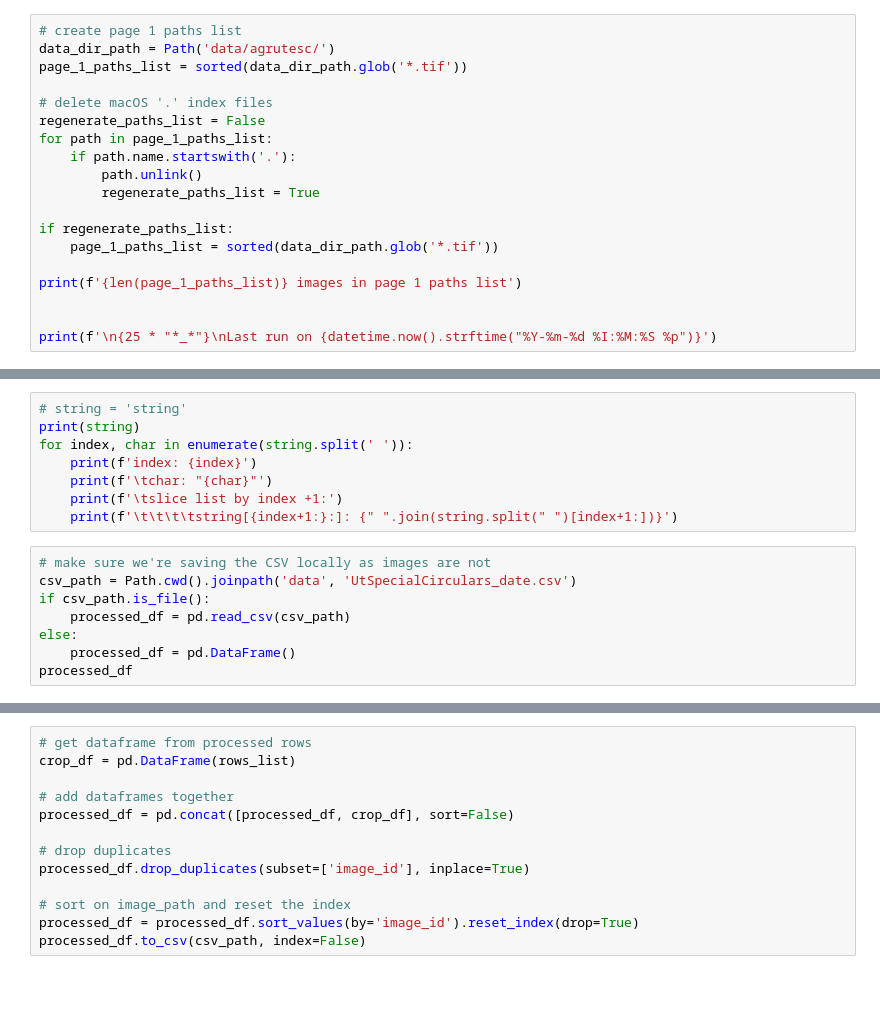
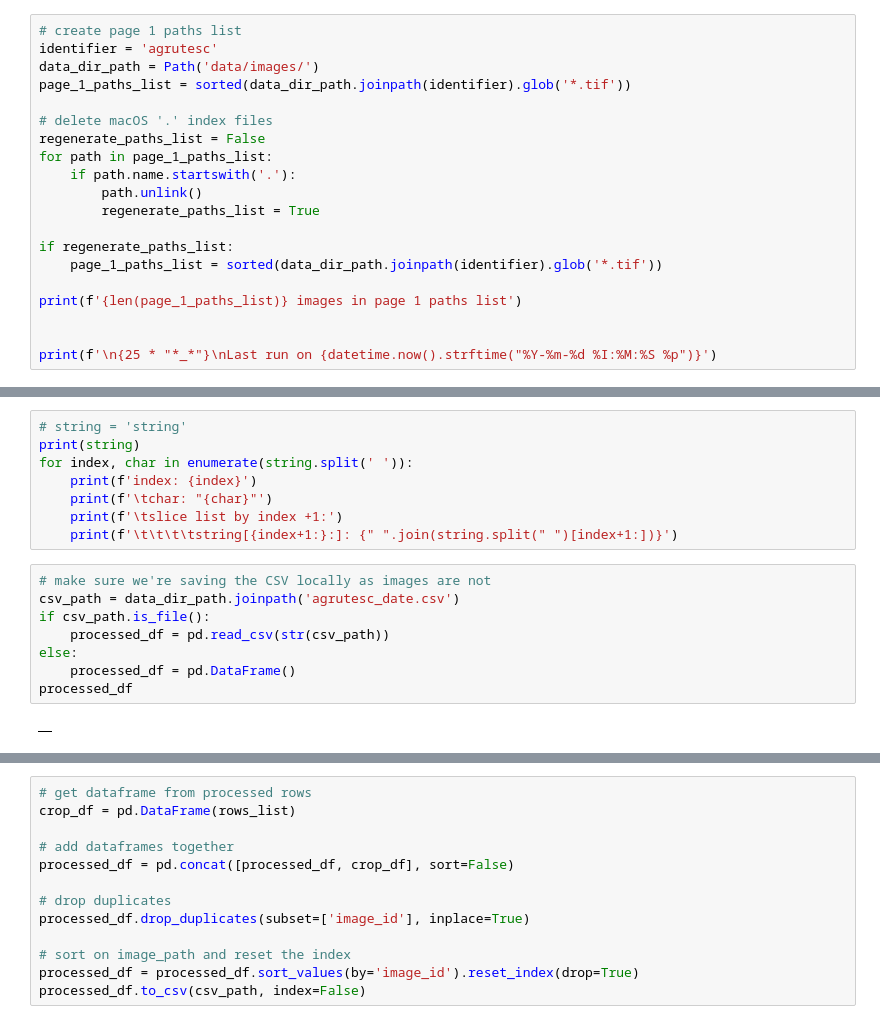
Before and after one commit to jeremydmoore/utk_ProjectCeres, a Jupyter notebook: agrutesc_date.ipynb, the cells around one changed output, grey strips where cells are left out. Cells and saved outputs as stored; diff of their text form; blank space fills up the shorter version.

Commit message:
running date processing on agrutesc

```diff
--- a/agrutesc_date.ipynb
+++ b/agrutesc_date.ipynb
@@ -97,7 +127,8 @@ for month in months_dict:
 # %%
 # create page 1 paths list
-data_dir_path = Path('data/agrutesc/')
-page_1_paths_list = sorted(data_dir_path.glob('*.tif'))
+identifier = 'agrutesc'
+data_dir_path = Path('data/images/')
+page_1_paths_list = sorted(data_dir_path.joinpath(identifier).glob('*.tif'))
 
 # delete macOS '.' index files
 regenerate_paths_list = False
@@ -107,7 +138,7 @@ for path in page_1_paths_list:
         regenerate_paths_list = True
 
 if regenerate_paths_list:
-    page_1_paths_list = sorted(data_dir_path.glob('*.tif'))
+    page_1_paths_list = sorted(data_dir_path.joinpath(identifier).glob('*.tif'))
 
 print(f'{len(page_1_paths_list)} images in page 1 paths list')
 
@@ -581,12 +610,14 @@ for index, char in enumerate(string.split(' ')):
     print(f'\t\t\t\tstring[{index+1:}:]: {" ".join(string.split(" ")[index+1:])}')
 # %%
 # make sure we're saving the CSV locally as images are not
-csv_path = Path.cwd().joinpath('data', 'UtSpecialCirculars_date.csv')
+csv_path = data_dir_path.joinpath('agrutesc_date.csv')
 if csv_path.is_file():
-    processed_df = pd.read_csv(csv_path)
+    processed_df = pd.read_csv(str(csv_path))
 else:
     processed_df = pd.DataFrame()
 processed_df
+# %% [output]
+|  |
 # %%
 # batch process text
 
```
Also changed, not shown: parts of 13 cells of this notebook, 1 other file.
